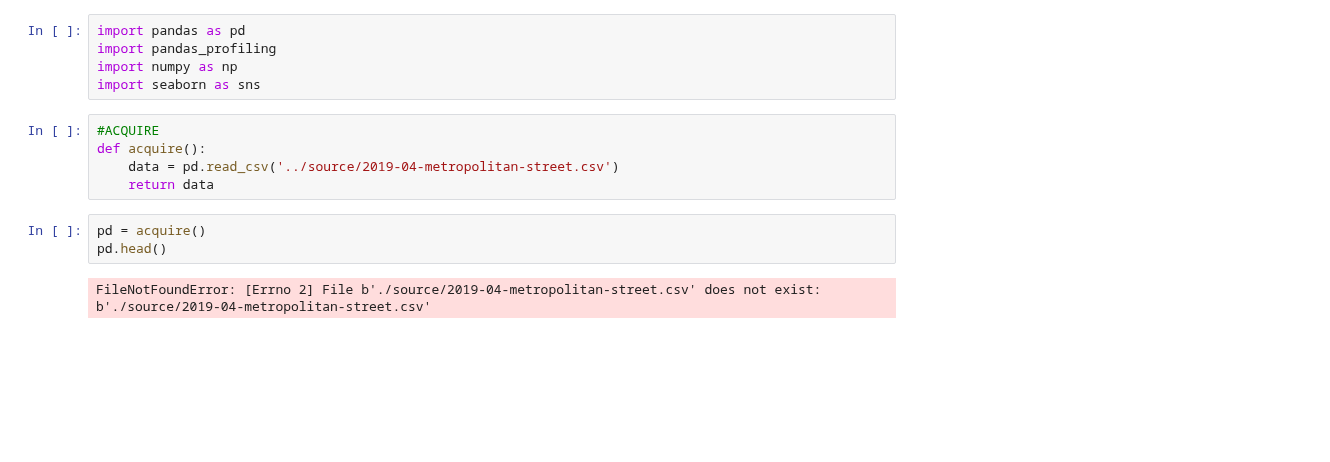
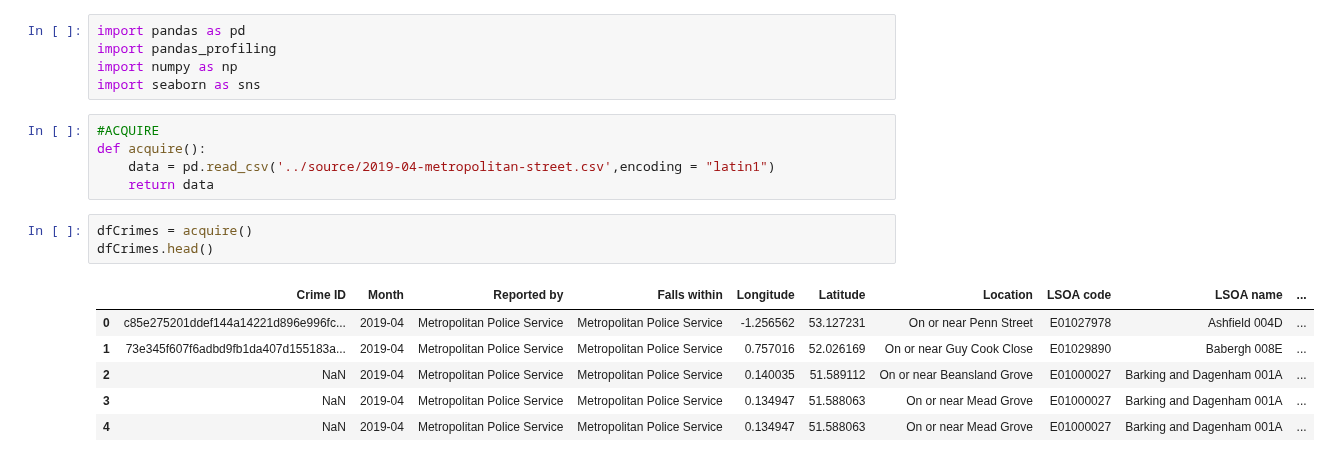
Before and after one commit to davidlafuentem/data-labs, a Jupyter notebook: module-1/pipelines-project/your-code/main_pipeline_project.ipynb, the cells around one changed output. Saved outputs shown, nothing was run; the diff lists cells and outputs as text; blank space fills up the shorter version.

```diff
--- a/module-1/pipelines-project/your-code/main_pipeline_project.ipynb
+++ b/module-1/pipelines-project/your-code/main_pipeline_project.ipynb
@@ -6,10 +6,15 @@ import seaborn as sns
 # %%
 #ACQUIRE
 def acquire():
-    data = pd.read_csv('../source/2019-04-metropolitan-street.csv')
+    data = pd.read_csv('../source/2019-04-metropolitan-street.csv',encoding = "latin1")
     return data
 # %%
-pd = acquire()
-pd.head()
+dfCrimes = acquire()
+dfCrimes.head()
 # %% [output]
-FileNotFoundError: [Errno 2] File b'./source/2019-04-metropolitan-street.csv' does not exist: b'./source/2019-04-metropolitan-street.csv'
+|  | Crime ID | Month | Reported by | Falls within | Longitude | Latitude | Location | LSOA code | LSOA name | ... |
+| 0 | c85e275201ddef144a14221d896e996fc... | 2019-04 | Metropolitan Police Service | Metropolitan Police Service | -1.256562 | 53.127231 | On or near Penn Street | E01027978 | Ashfield 004D | ... |
+| 1 | 73e345f607f6adbd9fb1da407d155183a... | 2019-04 | Metropolitan Police Service | Metropolitan Police Service | 0.757016 | 52.026169 | On or near Guy Cook Close | E01029890 | Babergh 008E | ... |
+| 2 | NaN | 2019-04 | Metropolitan Police Service | Metropolitan Police Service | 0.140035 | 51.589112 | On or near Beansland Grove | E01000027 | Barking and Dagenham 001A | ... |
+| 3 | NaN | 2019-04 | Metropolitan Police Service | Metropolitan Police Service | 0.134947 | 51.588063 | On or near Mead Grove | E01000027 | Barking and Dagenham 001A | ... |
+| 4 | NaN | 2019-04 | Metropolitan Police Service | Metropolitan Police Service | 0.134947 | 51.588063 | On or near Mead Grove | E01000027 | Barking and Dagenham 001A | ... |
```
Also changed, not shown: parts of 4 cells of this notebook.
